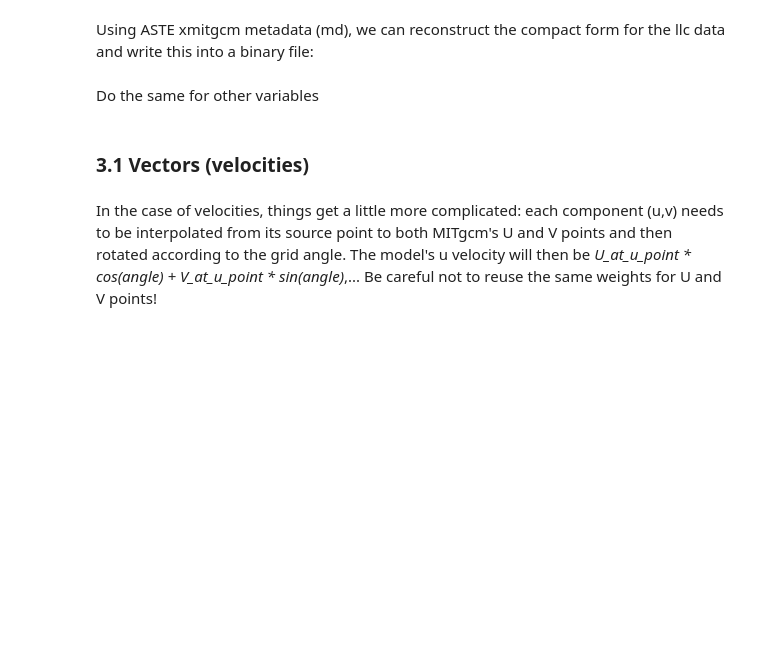
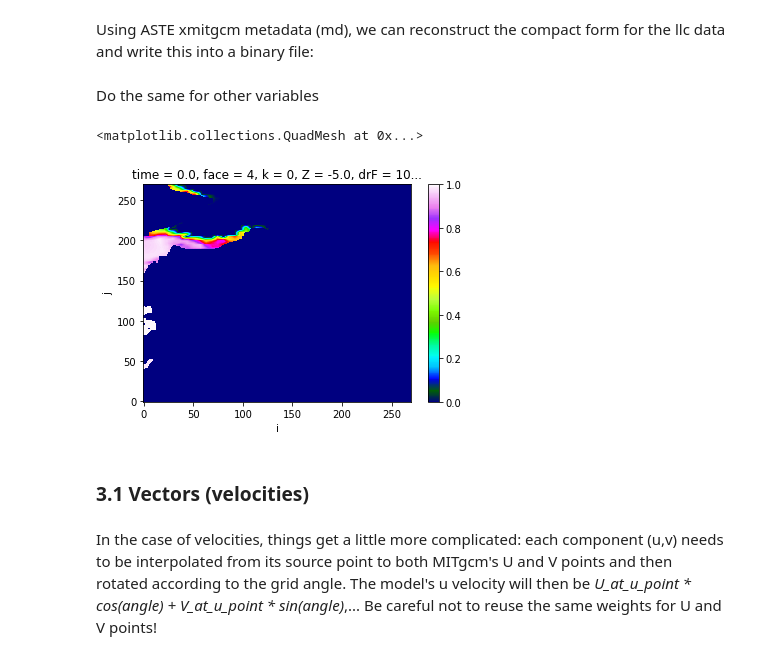
Before and after one commit to raphaeldussin/MITgcm-recipes, a Jupyter notebook: examples/Initial_condition_from_GECCO.ipynb, the cells around one changed output. Saved outputs shown, nothing was run; the diff lists cells and outputs as text; code cells hidden in the pictures; blank space fills up the shorter version.

```diff
--- a/examples/Initial_condition_from_GECCO.ipynb
+++ b/examples/Initial_condition_from_GECCO.ipynb
@@ -282,0 +331,7 @@ xmitgcm.utils.write_to_binary(compact, 'zeta_GECCO_19480115.bin', precision='sin
+# %%
+masked_area = MITgcm_recipes.regridding.mask_output_zeros(regrid_T.area, aste_out, point='T')
+# %%
+masked_area.sel(face=4).plot(vmin=0,vmax=1, cmap='gist_ncar')
+# %% [output]
+<matplotlib.collections.QuadMesh at 0x...>
+[figure, added]
```
Also changed, not shown: parts of 22 cells of this notebook.
